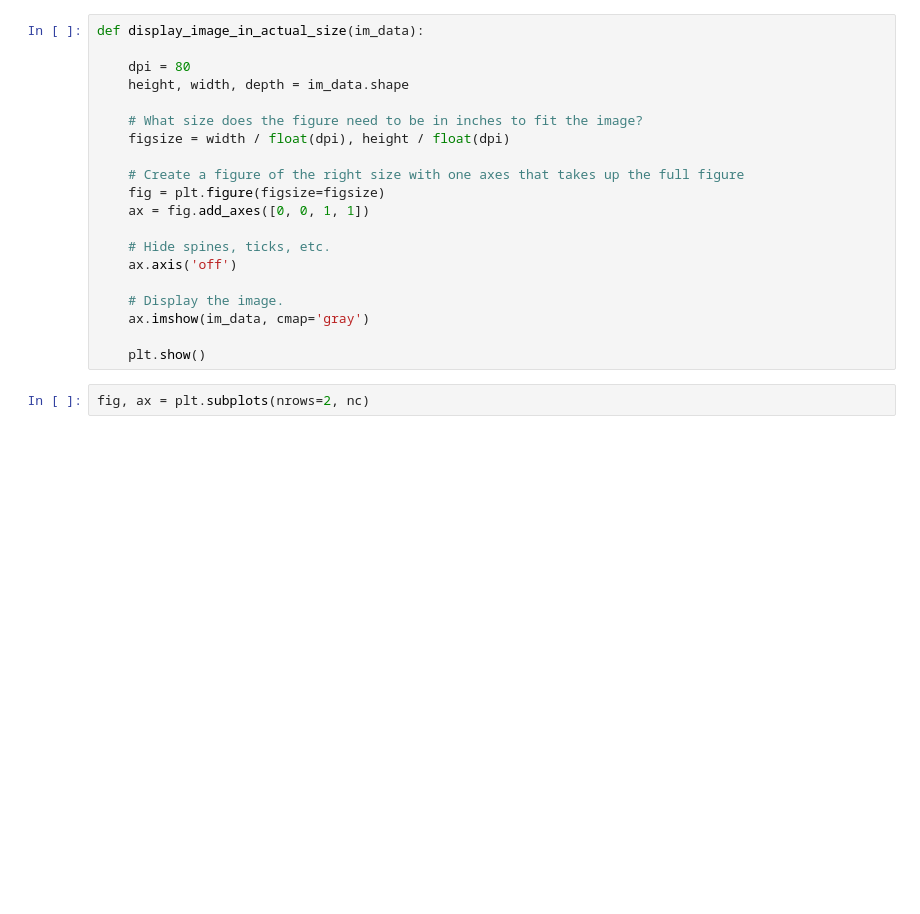
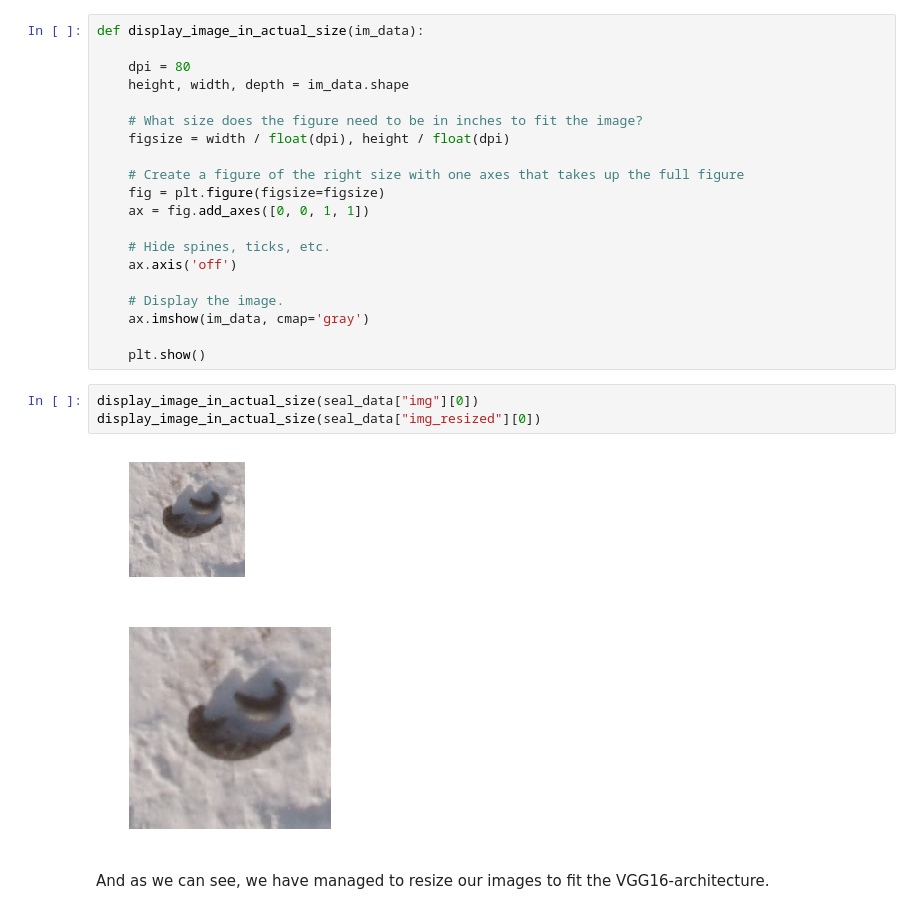
Before and after one commit to joddm/SealML, a Jupyter notebook: Transfer_learning.ipynb, the cells around one changed output. Drawn from its saved outputs; the diff is of its cells as text; blank space fills up the shorter version.

```diff
--- a/Transfer_learning.ipynb
+++ b/Transfer_learning.ipynb
@@ -233,5 +222,11 @@ def display_image_in_actual_size(im_data):
     ax.imshow(im_data, cmap='gray')
 
     plt.show()
-# %%
-fig, ax = plt.subplots(nrows=2, nc)
+# %%
+display_image_in_actual_size(seal_data["img"][0])
+display_image_in_actual_size(seal_data["img_resized"][0])
+# %% [output]
+[figure, added]
+[figure, added]
+# %% [markdown]
+And as we can see, we have managed to resize our images to fit the VGG16-architecture.
```
Also changed, not shown: parts of 13 cells of this notebook, 1 other file.
